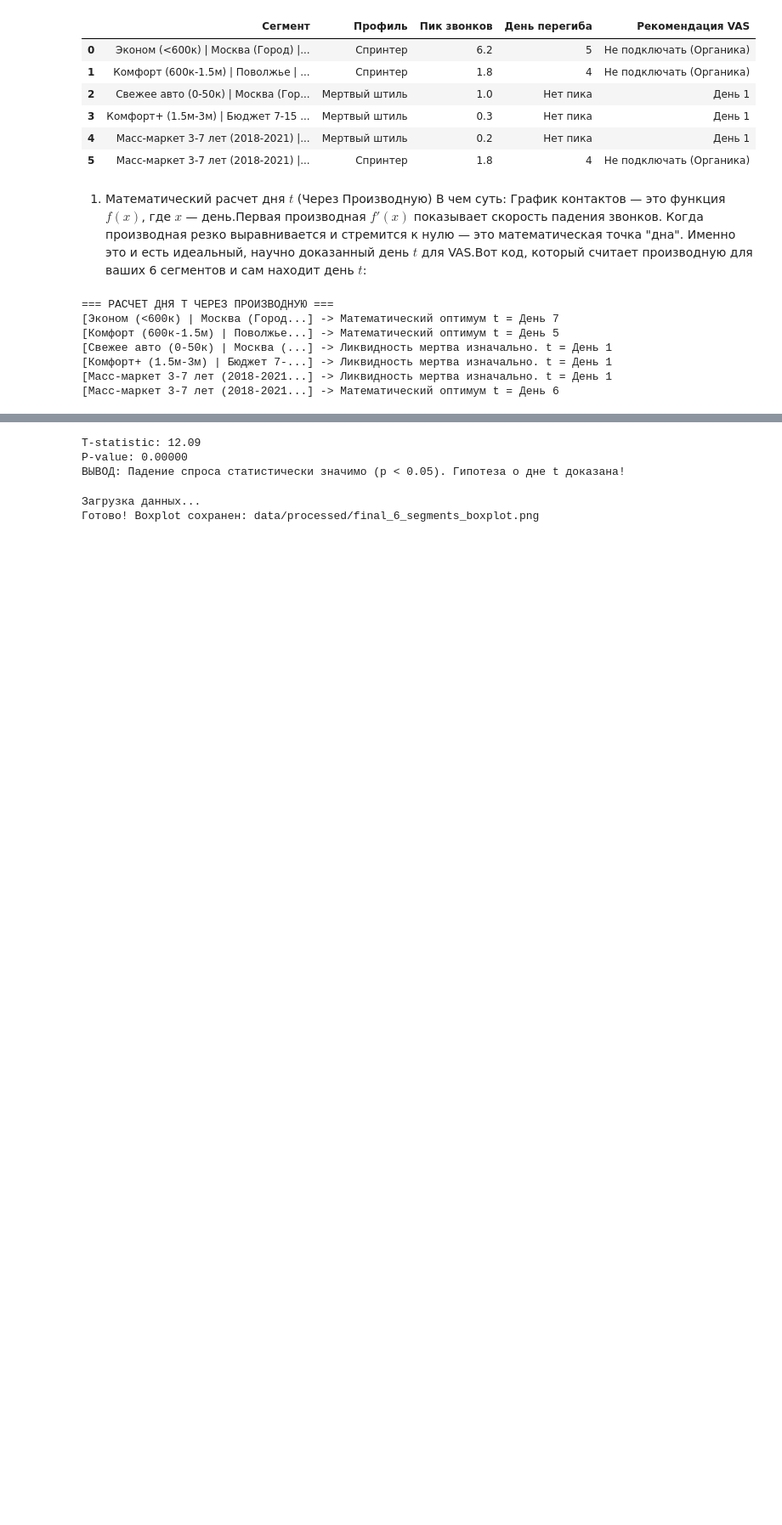
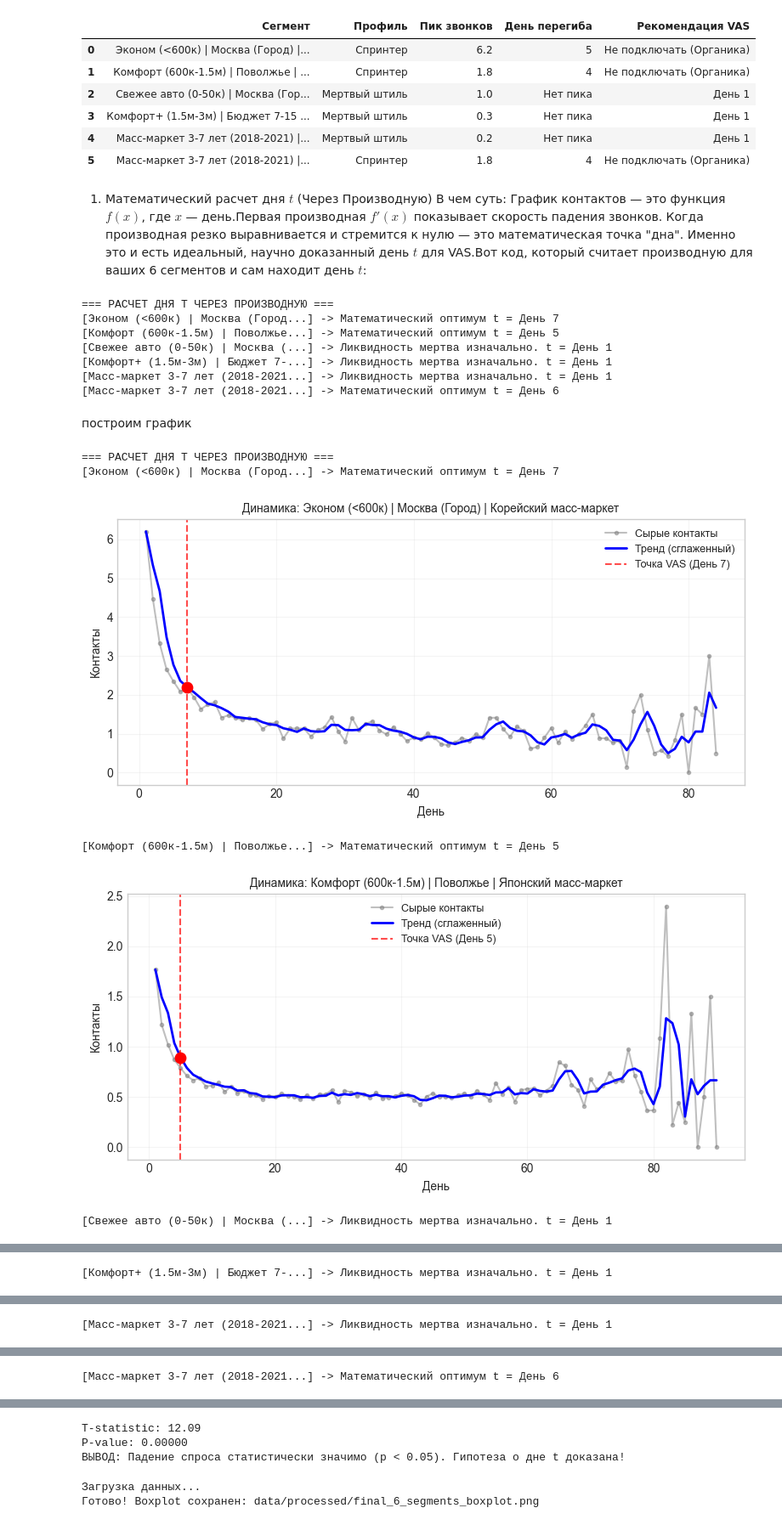
Before and after one commit to Arseniy0203/Avito_Case, a Jupyter notebook: 3_Segmentation.ipynb, the cells around one changed output, grey strips where cells are left out. Shown at 85% size. Drawn from its saved outputs; the diff is of its cells as text; code cells hidden in the pictures; blank space fills up the shorter version.

```diff
--- a/3_Segmentation.ipynb
+++ b/3_Segmentation.ipynb
@@ -1095,3 +1095,78 @@ for portrait in target_portraits:
 [Комфорт+ (1.5м-3м) | Бюджет 7-...] -> Ликвидность мертва изначально. t = День 1
 [Масс-маркет 3-7 лет (2018-2021...] -> Ликвидность мертва изначально. t = День 1
 [Масс-маркет 3-7 лет (2018-2021...] -> Математический оптимум t = День 6
+# %% [markdown]
+построим график
+# %%
+print("=== РАСЧЕТ ДНЯ T ЧЕРЕЗ ПРОИЗВОДНУЮ ===")
+for portrait in target_portraits:
+    row = df_segments[df_segments['segment_portrait'] == portrait].iloc[0]
+    segment_ids = [str(x) for x in row['segment_ids']]
+
+    df_filtered = df_dyn[df_dyn['id'].isin(segment_ids)]
+    if df_filtered.empty: continue
+
+    daily_stats = df_filtered.groupby('day')['cnt_contacts'].mean().reset_index()
+    # Сглаживаем кривую
+    y = daily_stats['cnt_contacts'].rolling(window=3, min_periods=1).mean().values
+    x = daily_stats['day'].values
+
+    t_day = None # Переменная для захвата дня под график
+
+    if len(y) < 3 or max(y) < 1.0:
+        print(f"[{portrait[:30]}...] -> Ликвидность мертва изначально. t = День 1")
+        t_day = 1
+    else:
+        # Вычисляем первую производную (градиент)
+        derivative = np.gradient(y, x)
+
+        # Ищем день, где падение (отрицательная производная) прекращается и график становится плоским
+        # Порог "плоскости" (скорость падения меньше 0.15 звонков в день)
+        flat_days = np.where(abs(derivative) < 0.15)[0]
+
+        if len(flat_days) > 0:
+            # Берем первый день, когда кривая стала плоской (после прохождения пика)
+            peak_day_idx = np.argmax(y)
+            valid_flat_days = [day for day in flat_days if day > peak_day_idx]
+
+            if valid_flat_days:
+                math_t = x[valid_flat_days[0]]
+                t_day = math_t
+                print(f"[{portrait[:30]}...] -> Математический оптимум t = День {int(math_t)}")
+            else:
+                t_day = x[peak_day_idx] + 2
+                print(f"[{portrait[:30]}...] -> Спрос падает слишком быстро. t = День {int(t_day)}")
+        else:
+            t_day = 7
+            print(f"[{portrait[:30]}...] -> Плавный спад. t = День 7+")
+
+    # ==========================================
+    # БЛОК ОТРИСОВКИ (ЛОГИКА ВЫШЕ НЕ ИЗМЕНЕНА)
+    # ==========================================
+    plt.figure(figsize=(8, 4))
+
+    # Рисуем сырые данные и сглаженный тренд
+    plt.plot(x, daily_stats['cnt_contacts'], marker='.', color='gray', alpha=0.5, label='Сырые контакты')
+    plt.plot(x, y, color='blue', linewidth=2, label='Тренд (сглаженный)')
+
+    # Рисуем точку и линию, если t_day был найден и существует в массиве x
+    if t_day is not None and t_day in x:
+        y_point = y[np.where(x == t_day)[0][0]] # Находим высоту на графике для этого дня
+
+        plt.axvline(x=t_day, color='red', linestyle='--', alpha=0.7, label=f'Точка VAS (День {int(t_day)})')
+        plt.scatter([t_day], [y_point], color='red', s=80, zorder=5) # Красная точка на кривой
+
+    plt.title(f'Динамика: {portrait}', fontsize=10)
+    plt.xlabel('День')
+    plt.ylabel('Контакты')
+    plt.legend(fontsize=9)
+    plt.grid(alpha=0.2)
+    plt.tight_layout()
+    plt.show()
+# %% [output]
+=== РАСЧЕТ ДНЯ T ЧЕРЕЗ ПРОИЗВОДНУЮ ===
+[Эконом (<600к) | Москва (Город...] -> Математический оптимум t = День 7
+[figure, added]
+[Комфорт (600к-1.5м) | Поволжье...] -> Математический оптимум t = День 5
+[figure, added]
+[Свежее авто (0-50к) | Москва (...] -> Ликвидность мертва изначально. t = День 1
@@ -1097,0 +1174 @@ for portrait in target_portraits:
+[Комфорт+ (1.5м-3м) | Бюджет 7-...] -> Ликвидность мертва изначально. t = День 1
@@ -1097,0 +1176 @@ for portrait in target_portraits:
+[Масс-маркет 3-7 лет (2018-2021...] -> Ликвидность мертва изначально. t = День 1
@@ -1097,0 +1178 @@ for portrait in target_portraits:
+[Масс-маркет 3-7 лет (2018-2021...] -> Математический оптимум t = День 6
```
Also changed, not shown: parts of 8 cells of this notebook, 1 other file.
